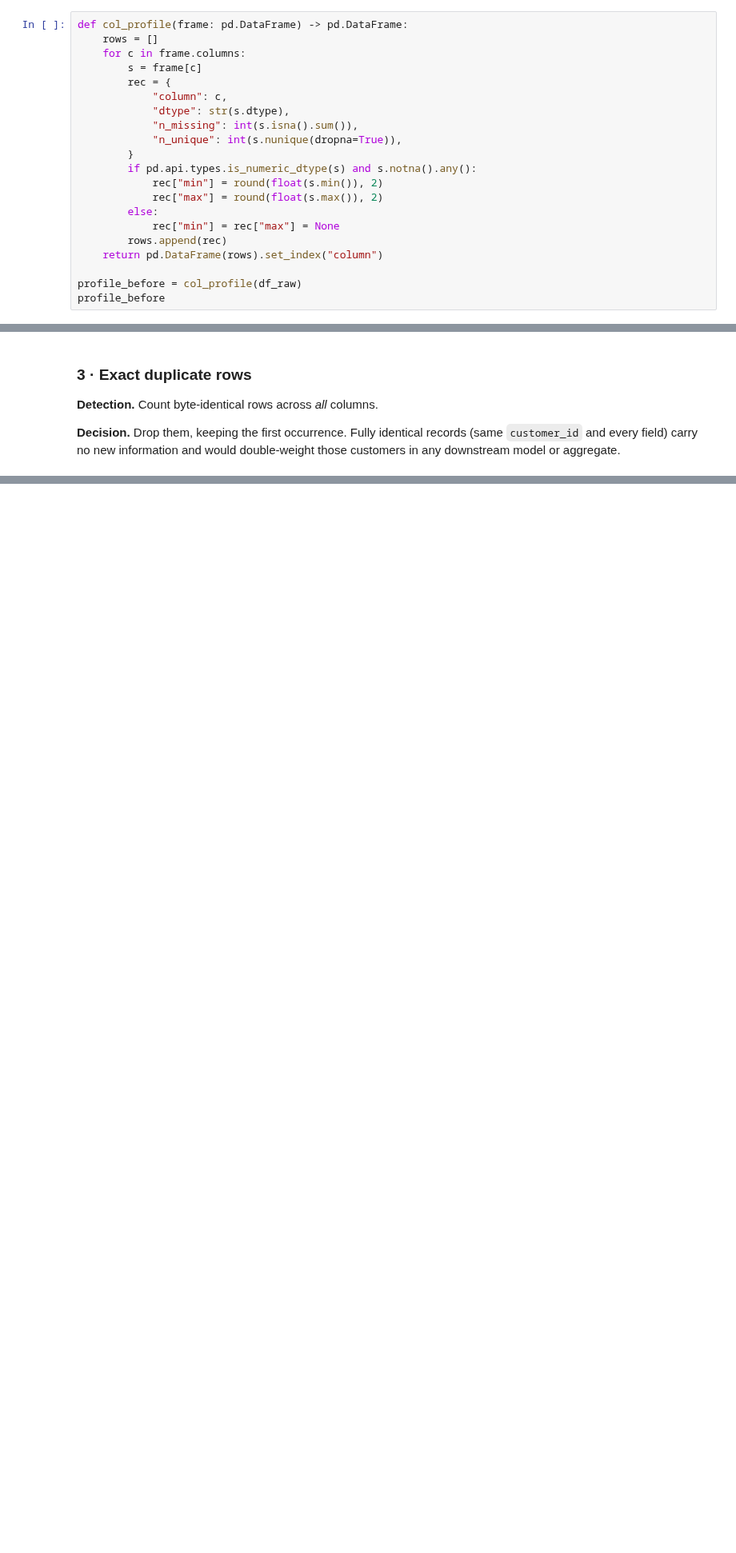
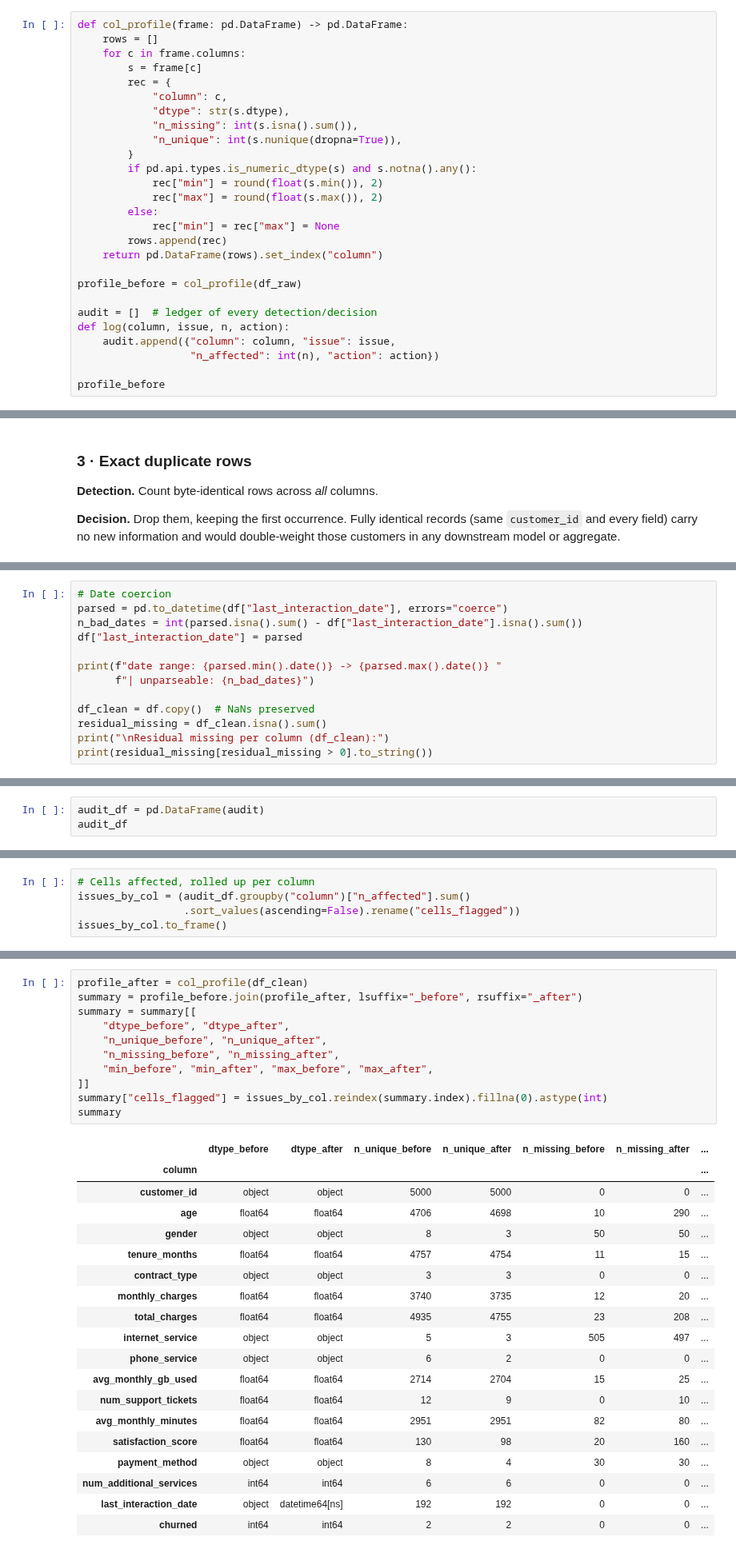
Before and after one commit to afsalbadarudeen/AI-ML-Assessment, a Jupyter notebook: teleconnect_assessment.ipynb, the cells around one changed output, grey strips where cells are left out. Shown at 80% size. Drawn from its saved outputs; the diff is of its cells as text; blank space fills up the shorter version.

Commit message:
Data cleaning completed

```diff
--- a/teleconnect_assessment.ipynb
+++ b/teleconnect_assessment.ipynb
@@ -81,6 +81,12 @@ def col_profile(frame: pd.DataFrame) -> pd.DataFrame:
     return pd.DataFrame(rows).set_index("column")
 
 profile_before = col_profile(df_raw)
+
+audit = []  # ledger of every detection/decision
+def log(column, issue, n, action):
+    audit.append({"column": column, "issue": issue,
+                  "n_affected": int(n), "action": action})
+
 profile_before
 # %% [output]
 |  | dtype | n_missing | n_unique | min | max |
@@ -152,0 +368,13 @@ mandatory before any grouping or encoding.
+# %%
+# Date coercion
+parsed = pd.to_datetime(df["last_interaction_date"], errors="coerce")
+n_bad_dates = int(parsed.isna().sum() - df["last_interaction_date"].isna().sum())
+df["last_interaction_date"] = parsed
+
+print(f"date range: {parsed.min().date()} -> {parsed.max().date()} "
+      f"| unparseable: {n_bad_dates}")
+
+df_clean = df.copy()  # NaNs preserved
+residual_missing = df_clean.isna().sum()
+print("\nResidual missing per column (df_clean):")
+print(residual_missing[residual_missing > 0].to_string())
@@ -152,0 +422,3 @@ mandatory before any grouping or encoding.
+# %%
+audit_df = pd.DataFrame(audit)
+audit_df
@@ -152,0 +443,5 @@ mandatory before any grouping or encoding.
+# %%
+# Cells affected, rolled up per column
+issues_by_col = (audit_df.groupby("column")["n_affected"].sum()
+                 .sort_values(ascending=False).rename("cells_flagged"))
+issues_by_col.to_frame()
@@ -152,0 +469,31 @@ mandatory before any grouping or encoding.
+# %%
+profile_after = col_profile(df_clean)
+summary = profile_before.join(profile_after, lsuffix="_before", rsuffix="_after")
+summary = summary[[
+    "dtype_before", "dtype_after",
+    "n_unique_before", "n_unique_after",
+    "n_missing_before", "n_missing_after",
+    "min_before", "min_after", "max_before", "max_after",
+]]
+summary["cells_flagged"] = issues_by_col.reindex(summary.index).fillna(0).astype(int)
+summary
+# %% [output]
+|  | dtype_before | dtype_after | n_unique_before | n_unique_after | n_missing_before | n_missing_after | ... |
+| column |  |  |  |  |  |  | ... |
+| customer_id | object | object | 5000 | 5000 | 0 | 0 | ... |
+| age | float64 | float64 | 4706 | 4698 | 10 | 290 | ... |
+| gender | object | object | 8 | 3 | 50 | 50 | ... |
+| tenure_months | float64 | float64 | 4757 | 4754 | 11 | 15 | ... |
+| contract_type | object | object | 3 | 3 | 0 | 0 | ... |
+| monthly_charges | float64 | float64 | 3740 | 3735 | 12 | 20 | ... |
+| total_charges | float64 | float64 | 4935 | 4755 | 23 | 208 | ... |
+| internet_service | object | object | 5 | 3 | 505 | 497 | ... |
+| phone_service | object | object | 6 | 2 | 0 | 0 | ... |
+| avg_monthly_gb_used | float64 | float64 | 2714 | 2704 | 15 | 25 | ... |
+| num_support_tickets | float64 | float64 | 12 | 9 | 0 | 10 | ... |
+| avg_monthly_minutes | float64 | float64 | 2951 | 2951 | 82 | 80 | ... |
+| satisfaction_score | float64 | float64 | 130 | 98 | 20 | 160 | ... |
+| payment_method | object | object | 8 | 4 | 30 | 30 | ... |
+| num_additional_services | int64 | int64 | 6 | 6 | 0 | 0 | ... |
+| last_interaction_date | object | datetime64[ns] | 192 | 192 | 0 | 0 | ... |
+| churned | int64 | int64 | 2 | 2 | 0 | 0 | ... |
```
Also changed, not shown: parts of 21 cells of this notebook, 3 other files.
